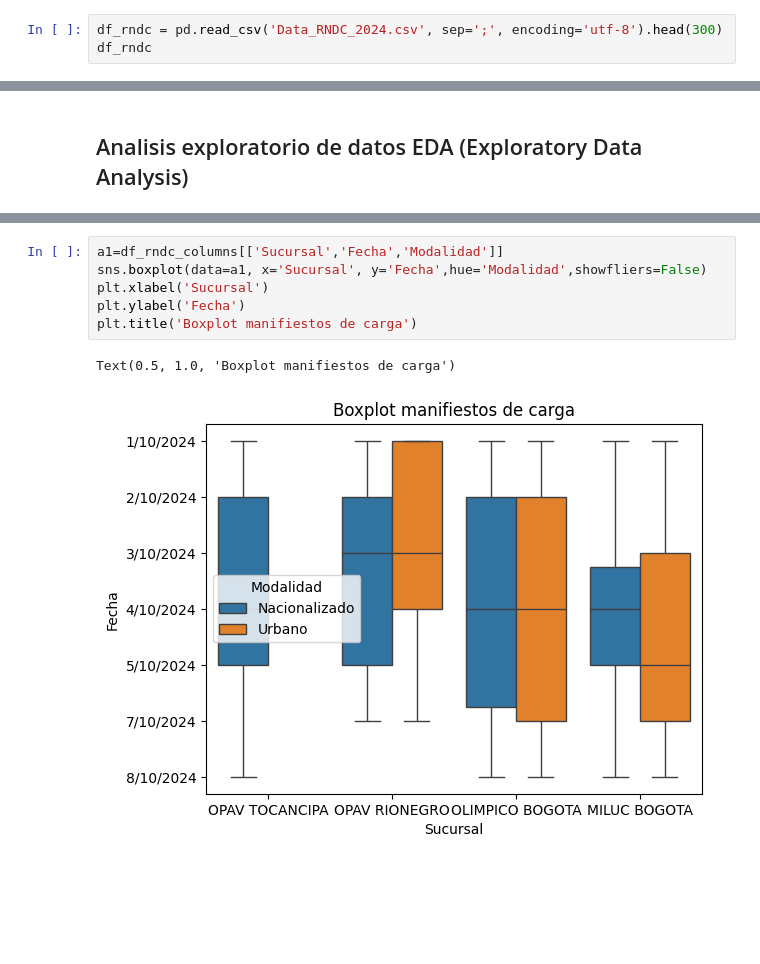
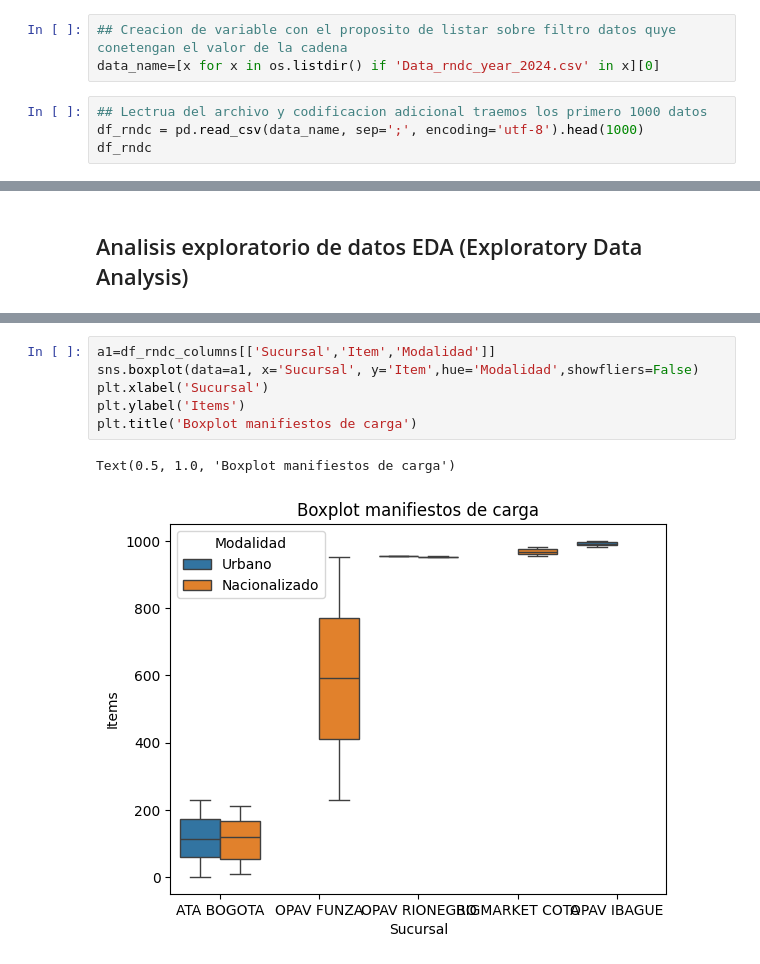
Before and after one commit to Baut1574/Bit-Actividades, a Jupyter notebook: Actividad_part_II/01-Desarrollo-data-visualizacion.ipynb, the cells around one changed output, grey strips where cells are left out. Saved outputs shown, nothing was run; the diff lists cells and outputs as text; blank space fills up the shorter version.

```diff
--- a/Actividad_part_II/01-Desarrollo-data-visualizacion.ipynb
+++ b/Actividad_part_II/01-Desarrollo-data-visualizacion.ipynb
@@ -8,8 +11,12 @@ import numpy as np
 import seaborn as sns
 # %% [markdown]
 ## Datos que se van a manipular
+# %%
+## Creacion de variable con el proposito de listar sobre filtro datos quye conetengan el valor de la cadena
+data_name=[x for x in os.listdir() if 'Data_rndc_year_2024.csv' in x][0]
 # %%
-df_rndc = pd.read_csv('Data_RNDC_2024.csv', sep=';', encoding='utf-8').head(300)
+## Lectrua del archivo y codificacion adicional traemos los primero 1000 datos
+df_rndc = pd.read_csv(data_name, sep=';', encoding='utf-8').head(1000)
 df_rndc
 # %% [output]
 |  | Item | Fecha | Sucursal | Origen | Destino | Nit | Cliente | Categoria | Orden de Servicio | ... |
@@ -101,10 +105,10 @@ Text(0.5, 1.0, 'Boxplot manifiestos de carga')
 # %%
-a1=df_rndc_columns[['Sucursal','Fecha','Modalidad']]
-sns.boxplot(data=a1, x='Sucursal', y='Fecha',hue='Modalidad',showfliers=False)
+a1=df_rndc_columns[['Sucursal','Item','Modalidad']]
+sns.boxplot(data=a1, x='Sucursal', y='Item',hue='Modalidad',showfliers=False)
 plt.xlabel('Sucursal')
-plt.ylabel('Fecha')
+plt.ylabel('Items')
 plt.title('Boxplot manifiestos de carga')
 # %% [output]
 Text(0.5, 1.0, 'Boxplot manifiestos de carga')
-[figure, old version]
+[figure, new version]
 # %%
```
Also changed, not shown: parts of 10 cells of this notebook, 15 other files.
